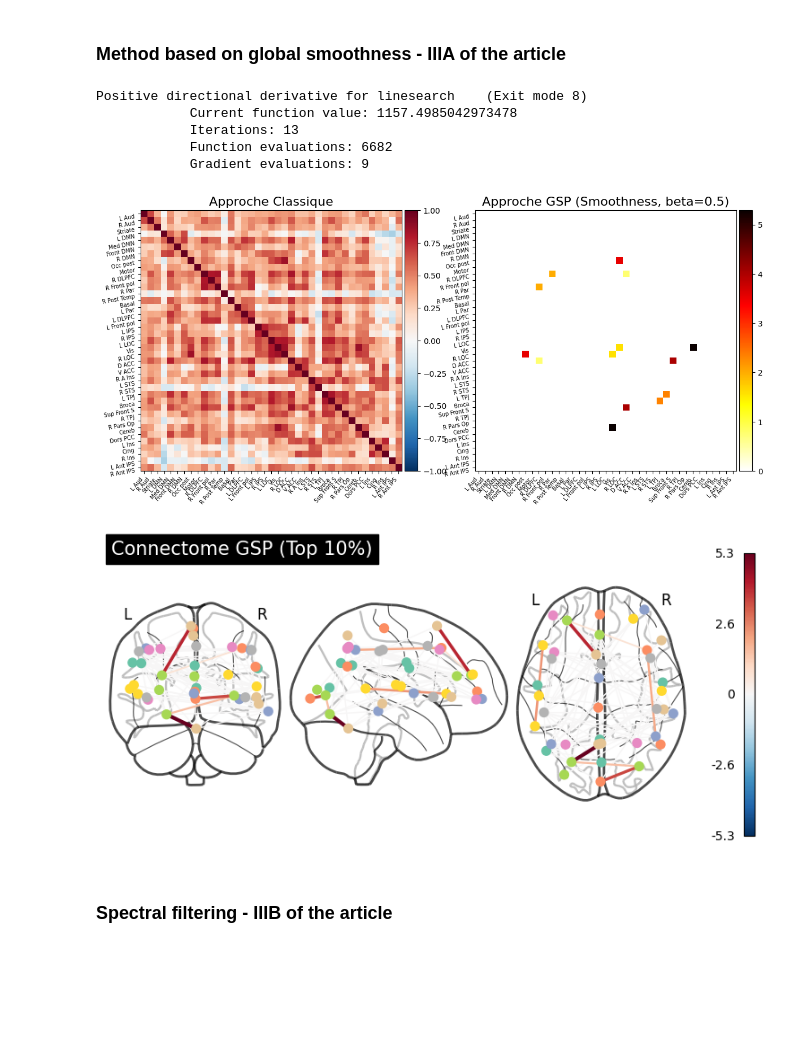
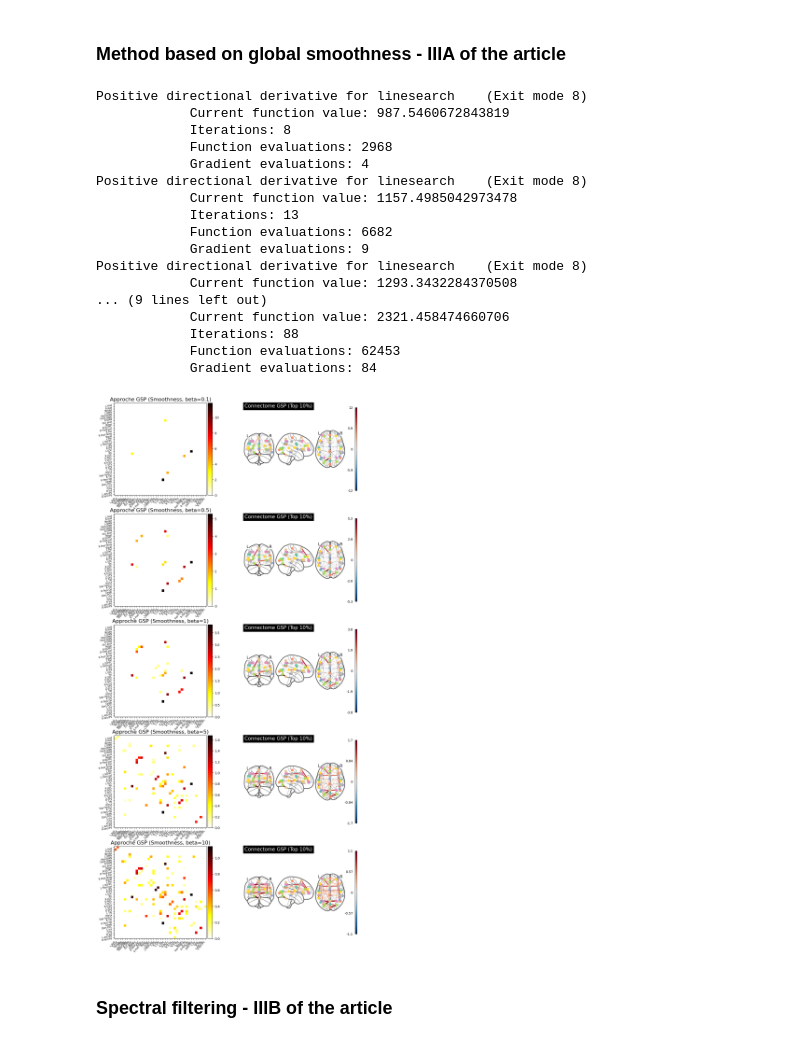
Before and after one commit to ANoelENS/MVA_TimeSeries_2025, a Jupyter notebook: Test.ipynb, the cells around one changed output. Saved outputs shown, nothing was run; the diff lists cells and outputs as text; code cells hidden in the pictures; blank space fills up the shorter version.

```diff
--- a/Test.ipynb
+++ b/Test.ipynb
@@ -86,11 +87,9 @@ plt.show()
 # %% [markdown]
 ### Method based on global smoothness - IIIA of the article
 # %%
-X = time_series.T
 n_nodes = X.shape[0]
 
 dist_matrix_sq = squareform(pdist(X, metric='sqeuclidean'))
-
 idx_upper = np.triu_indices(n_nodes, k=1)
 
 def graph_learning_objective(w_vector, dist_sq, beta):
@@ -106,55 +105,70 @@ def graph_learning_objective(w_vector, dist_sq, beta):
     L = np.diag(degrees) - W
 
     smoothness = np.sum(w_vector * dist_sq[idx_upper])
-
     regularization = np.sum(L**2)
 
     return smoothness + beta * regularization
 
 def constraint_trace(w_vector):
+    # The sum of the degrees is equal to 2 times the sum of the weights of the edges
     return 2 * np.sum(w_vector) - n_nodes
 
-beta_param = 0.5
+
+# Setting up the optimization framework
+beta_param = [0.1, 0.5, 1, 5, 10]
 initial_guess = np.ones(len(idx_upper[0])) * (n_nodes / (2 * len(idx_upper[0])))
 bounds = [(0, None) for _ in range(len(initial_guess))]
 constraints = [{'type': 'eq', 'fun': constraint_trace}]
 
-result = minimize(
-    graph_learning_objective,
-    initial_guess,
-    args=(dist_matrix_sq, beta_param),
-    method='SLSQP',
-    bounds=bounds,
-    constraints=constraints,
-    options={'maxiter': 1000, 'disp': True}
-)
+# Testing the optimization for different regularization parameters beta
+W_result = []
+for beta in beta_param:
+    result = minimize(
+        graph_learning_objective,
+        initial_guess,
+        args=(dist_matrix_sq, beta),
+        method='SLSQP',
+        bounds=bounds,
+        constraints=constraints,
+        options={'maxiter': 1000, 'disp': True}
+    )
 
-w_opt = result.x
-W_gsp = np.zeros((n_nodes, n_nodes))
-W_gsp[idx_upper] = w_opt
-W_gsp = W_gsp + W_gsp.T
+    w_opt = result.x
+    W_gsp = np.zeros((n_nodes, n_nodes))
+    W_gsp[idx_upper] = w_opt
+    W_gsp = W_gsp + W_gsp.T
 
-
-fig, axes = plt.subplots(1, 2, figsize=(14, 6))
-
-corr_matrix = np.corrcoef(X)
-plotting.plot_matrix(corr_matrix, labels=atlas.labels, vmax=1.0, vmin=-1.0, colorbar=True,
-                     axes=axes[0], title="Approche Classique")
-
-plotting.plot_matrix(W_gsp, labels=atlas.labels, colorbar=True, cmap='hot_r',
-                     axes=axes[1], title=f"Approche GSP (Smoothness, beta={beta_param})")
-
-plotting.plot_connectome(W_gsp, atlas.region_coords, edge_threshold='90%',
-                         title="Connectome GSP (Top 10%)")
-plt.show()
+    W_result.append(W_gsp)
 # %% [output]
+Positive directional derivative for linesearch    (Exit mode 8)
+            Current function value: 987.5460672843819
+            Iterations: 8
+            Function evaluations: 2968
+            Gradient evaluations: 4
 Positive directional derivative for linesearch    (Exit mode 8)
             Current function value: 1157.4985042973478
             Iterations: 13
             Function evaluations: 6682
             Gradient evaluations: 9
+Positive directional derivative for linesearch    (Exit mode 8)
+            Current function value: 1293.3432284370508
+... (9 lines left out)
+            Current function value: 2321.458474660706
+            Iterations: 88
+            Function evaluations: 62453
+            Gradient evaluations: 84
-[figure, removed]
-[figure, removed]
+# %%
+# Plot
+fig, axes = plt.subplots(5, 2, figsize=(14, 30))
+for i, beta in enumerate(beta_param):
+    plotting.plot_matrix(W_result[i], labels=atlas.labels, colorbar=True, cmap='hot_r',
+                        axes=axes[i, 0], title=f"Approche GSP (Smoothness, beta={beta})")
+
+    plotting.plot_connectome(W_result[i], atlas.region_coords, edge_threshold='90%',
+                            axes=axes[i, 1], title="Connectome GSP (Top 10%)")
+plt.show()
+# %% [output]
+[figure, added]
 # %% [markdown]
 ### Spectral filtering - IIIB of the article
 # %% [markdown]
```
Also changed, not shown: parts of 6 cells of this notebook, 4 other files.
